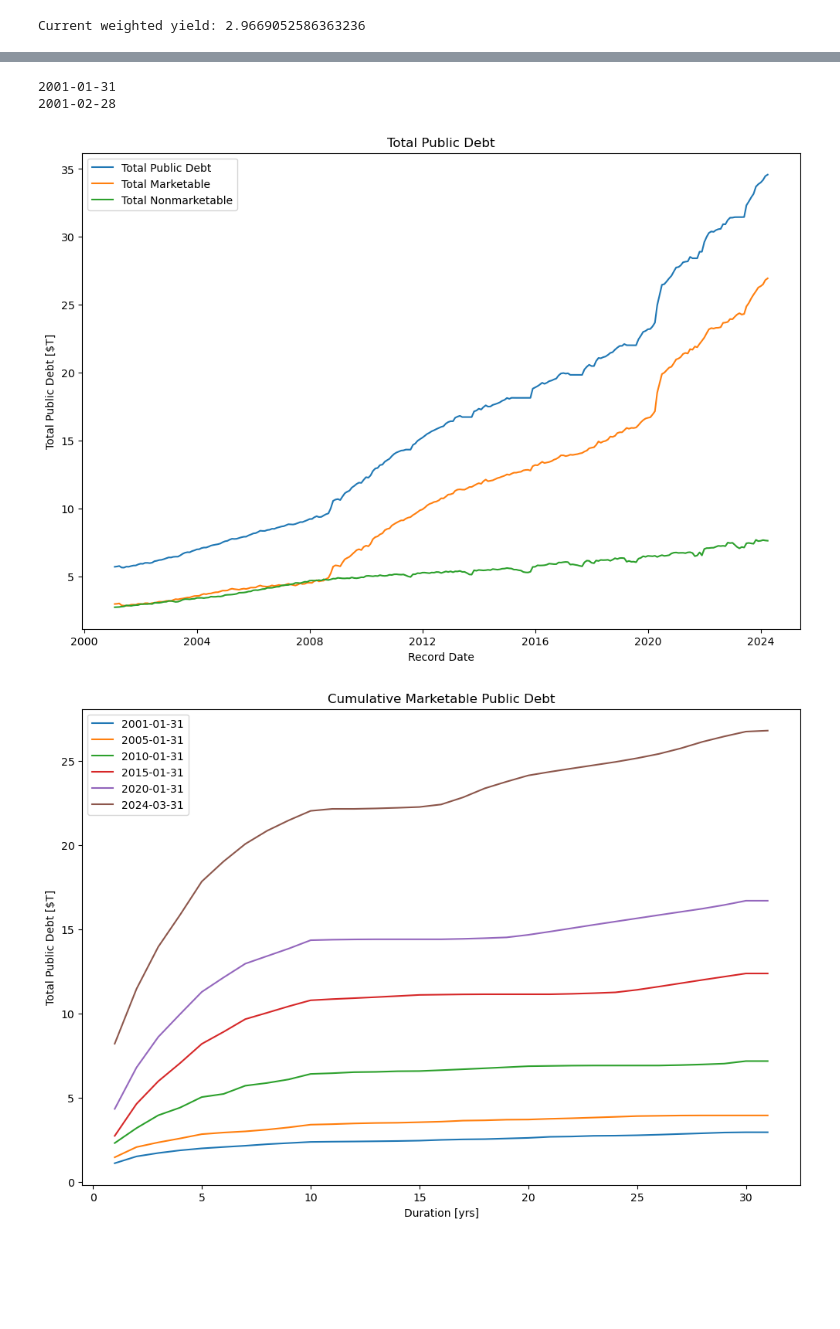
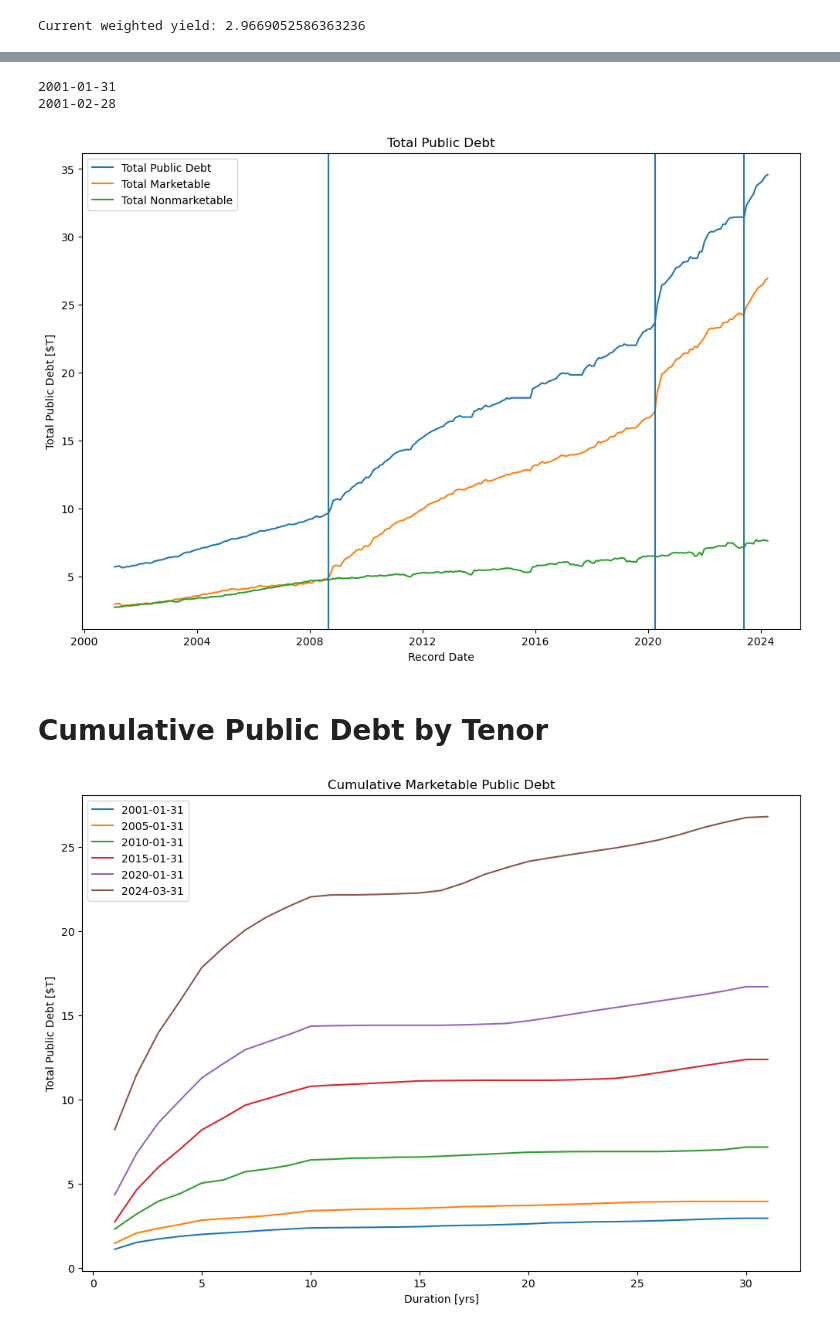
Before and after one commit to kentavv/us-public-debt, a Jupyter notebook: us-public-debt.ipynb, the cells around one changed output, grey strips where cells are left out. Saved outputs shown, nothing was run; the diff lists cells and outputs as text; code cells hidden in the pictures; blank space fills up the shorter version.

```diff
--- a/us-public-debt.ipynb
+++ b/us-public-debt.ipynb
@@ -26,33 +33,40 @@ Current weighted yield: 2.9669052586363236
 # %%
 def f():
     lst = []
     for rdt in sorted(df_all['Record Date'].unique()):
         df = df_all[df_all['Record Date'] == rdt]
 
         total_marketable = \
             df[(df['Security Class 1 Description'] == 'Total Marketable')]['Outstanding Amount (in Millions)'].astype(
                 float).iloc[0]
         total_nonmarketable = df[(df['Security Class 1 Description'] == 'Total Nonmarketable')][
             'Current Month Outstanding Amount (in Millions)'].astype(float).iloc[0]
         try:
             total_public_debt = df[(df['Security Class 1 Description'] == 'Total Public Debt Outstanding')][
                 'Current Month Outstanding Amount (in Millions)'].astype(float).iloc[0]
         except IndexError:
             print(rdt)
             total_public_debt = total_marketable + total_nonmarketable
 
         from datetime import datetime
         lst += [(datetime.strptime(rdt, "%Y-%m-%d").date(), total_public_debt, total_marketable, total_nonmarketable)]
 
     df = pd.DataFrame(lst, columns=['Record Date', 'Total Public Debt', 'Total Marketable', 'Total Nonmarketable'])
     df[['Total Public Debt', 'Total Marketable', 'Total Nonmarketable']] /= 1_000_000
+
     return df
 
 
 f().plot(x='Record Date', figsize=(12, 8), title='Total Public Debt', ylabel='Total Public Debt [$T]',
-         xlabel='Record Date');
+         xlabel='Record Date')
+
+plt.axvline(x='2008-09-01')
+plt.axvline(x='2020-04-01')
+plt.axvline(x='2023-06-01');
 # %% [output]
 2001-01-31
 2001-02-28
-[figure, old version]
+[figure, new version]
+# %% [markdown]
+# Cumulative Public Debt by Tenor
 # %%
```
Also changed, not shown: parts of 7 cells of this notebook, 1 other file.
